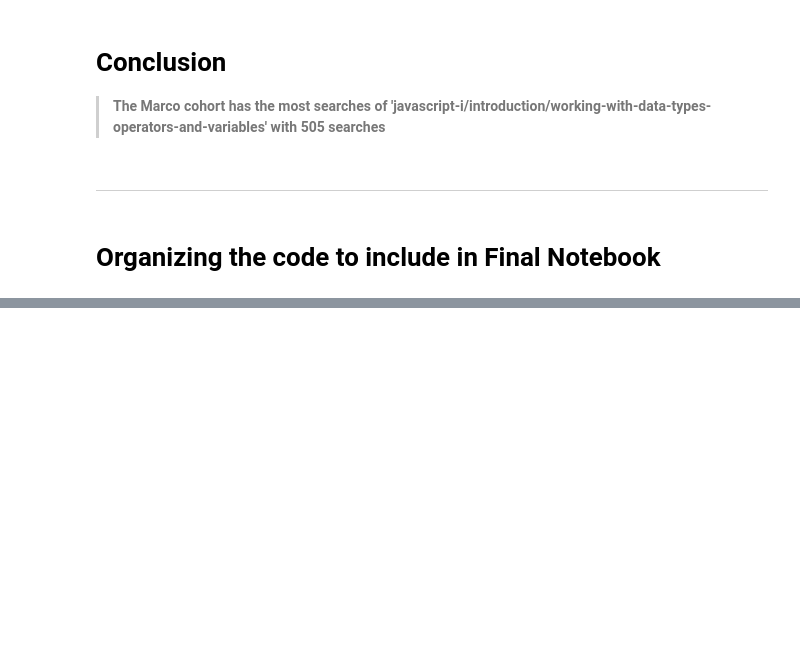
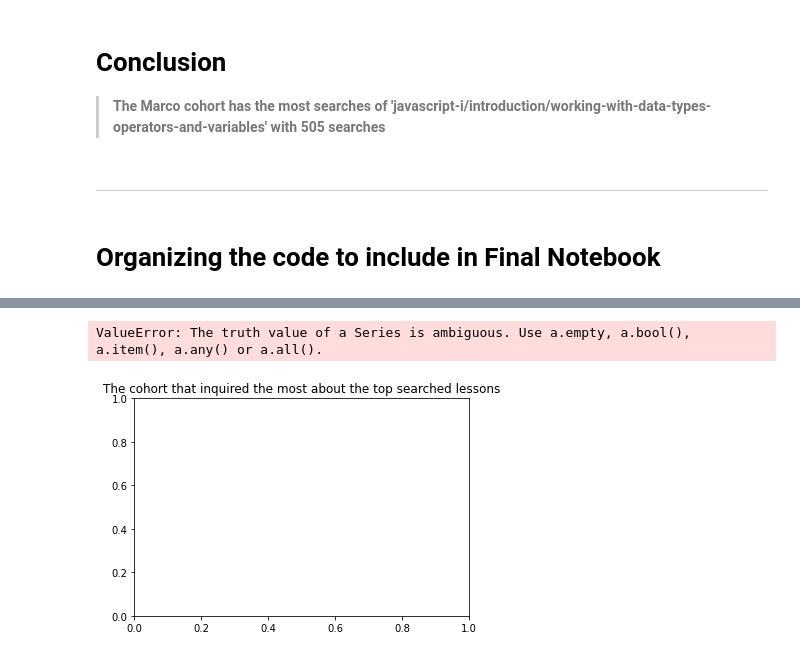
Before and after one commit to AACKV/anomaly_detection_project, a Jupyter notebook: arsenes_scratch_notebook.ipynb, the cells around one changed output, grey strips where cells are left out. Drawn from its saved outputs; the diff is of its cells as text; code cells hidden in the pictures; blank space fills up the shorter version.

```diff
--- a/arsenes_scratch_notebook.ipynb
+++ b/arsenes_scratch_notebook.ipynb
@@ -697,0 +690,9 @@ intro_path.name\
+# %%
+def top_cohort_accessing_intro(df, string):
+    string = string
+    intro_path = df[df['path'] == 'string']
+    percent_df = pd.DataFrame(intro_path.name.value_counts(normalize=True,
+                                                           dropna=False,).rename('percent_search'))
+    percent = percent_df.head(5)
+    plt.title('The cohort that inquired the most about the top searched lessons')
+    sns.barplot(data=percent.head(5), x='percent_search', y=percent.index)
@@ -697,0 +708,7 @@ intro_path.name\
+# %%
+string='javascript-i/introduction/working-with-data-types-operators-and-variables'
+
+top_cohort_accessing_intro(combined_df, string)
+# %% [output]
+ValueError: The truth value of a Series is ambiguous. Use a.empty, a.bool(), a.item(), a.any() or a.all().
+[figure, added]
```
Also changed, not shown: parts of 17 cells of this notebook.
